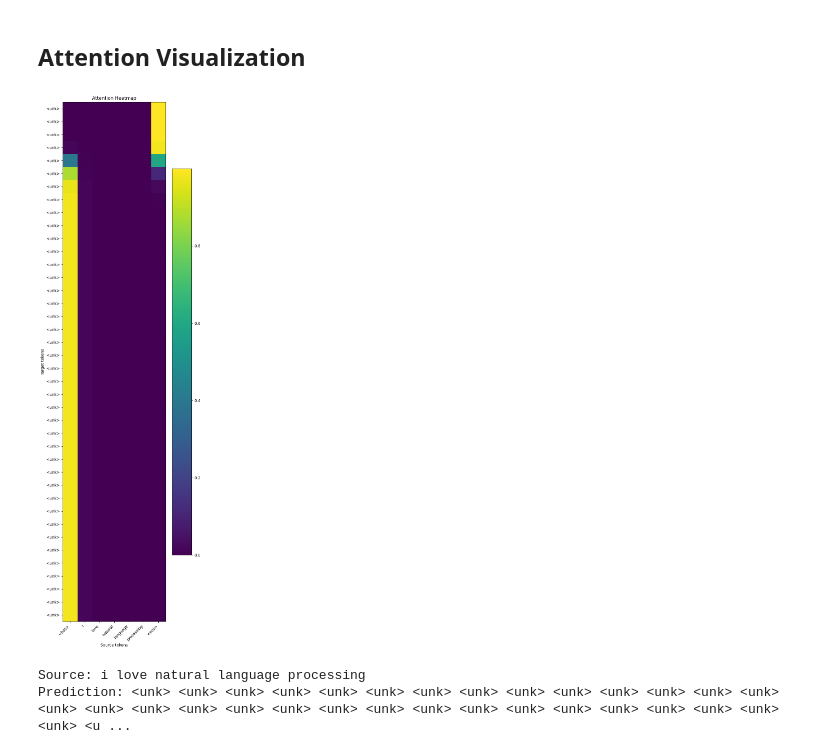
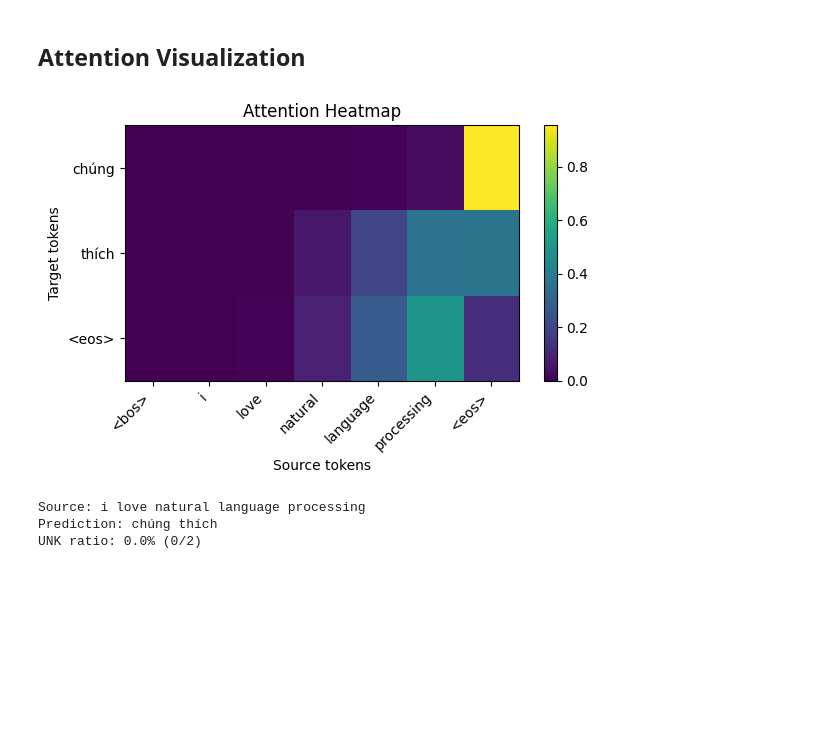
Before and after one commit to quangminh18112003/DoAnC-, a Jupyter notebook: Seq2Seq-Attention/NLP Lab 3_ Attention-based Neural Machine Translation/lab3_attention.ipynb, the cells around one changed output. Drawn from its saved outputs; the diff is of its cells as text; code cells hidden in the pictures; blank space fills up the shorter version.

```diff
--- a/Seq2Seq-Attention/NLP Lab 3_ Attention-based Neural Machine Translation/lab3_attention.ipynb
+++ b/Seq2Seq-Attention/NLP Lab 3_ Attention-based Neural Machine Translation/lab3_attention.ipynb
@@ -359,46 +362,54 @@ Loaded best model from epoch 06 with Valid Loss: 1.3467
 # %%
 def ids_to_tokens(ids, itos):
     toks = []
     for i in ids:
         tok = itos[i]
         toks.append(tok)
         if tok == EOS:
             break
     return toks
 
 
 @torch.no_grad()
 def translate_and_plot(model, src_sentence):
     src_tensor = encode_sentence(src_sentence, src_stoi).unsqueeze(0).to(device)
-    pred_ids, attn = model.greedy_decode(src_tensor, max_len=40)
+    pred_ids, attn = model.greedy_decode(src_tensor, max_len=40, avoid_unk=True)
 
     src_tokens = [BOS] + tokenize(src_sentence) + [EOS]
     tgt_ids = pred_ids[0].tolist()
     tgt_tokens = ids_to_tokens(tgt_ids[1:], tgt_itos)
 
     eos_positions = [i for i, t in enumerate(tgt_tokens) if t == EOS]
     tgt_len = eos_positions[0] + 1 if eos_positions else len(tgt_tokens)
 
-    attn_map = attn[0, :tgt_len, : len(src_tokens)].cpu().numpy()
+    attn_map = attn[0, :tgt_len, : len(src_tokens)].cpu().numpy() if attn.size(1) > 0 else None
 
-    plt.figure(figsize=(max(6, len(src_tokens) * 0.6), max(4, tgt_len * 0.5)))
-    plt.imshow(attn_map, aspect="auto", cmap="viridis")
-    plt.xticks(range(len(src_tokens)), src_tokens, rotation=45, ha="right")
-    plt.yticks(range(tgt_len), tgt_tokens[:tgt_len])
-    plt.xlabel("Source tokens")
-    plt.ylabel("Target tokens")
-    plt.title("Attention Heatmap")
-    plt.colorbar()
-    plt.tight_layout()
-    plt.show()
+    if attn_map is not None and tgt_len > 0:
+        plt.figure(figsize=(max(6, len(src_tokens) * 0.6), max(4, tgt_len * 0.5)))
+        plt.imshow(attn_map, aspect="auto", cmap="viridis")
+        plt.xticks(range(len(src_tokens)), src_tokens, rotation=45, ha="right")
+        plt.yticks(range(tgt_len), tgt_tokens[:tgt_len])
+        plt.xlabel("Source tokens")
+        plt.ylabel("Target tokens")
+        plt.title("Attention Heatmap")
+        plt.colorbar()
+        plt.tight_layout()
+        plt.show()
+
+    clean_tgt = [t for t in tgt_tokens if t not in {BOS, EOS, PAD}]
+    pred_text = " ".join(clean_tgt)
+    unk_count = sum(1 for t in clean_tgt if t == UNK)
+    unk_ratio = (unk_count / max(len(clean_tgt), 1)) * 100.0
 
     print("Source:", src_sentence)
-    print("Prediction:", " ".join(t for t in tgt_tokens if t not in {BOS, EOS, PAD}))
+    print("Prediction:", pred_text)
+    print(f"UNK ratio: {unk_ratio:.1f}% ({unk_count}/{max(len(clean_tgt), 1)})")
 
 
 sample_src = "i love natural language processing"
 translate_and_plot(model, sample_src)
 # %% [output]
-[figure, old version]
+[figure, new version]
 Source: i love natural language processing
-Prediction: <unk> <unk> <unk> <unk> <unk> <unk> <unk> <unk> <unk> <unk> <unk> <unk> <unk> <unk> <unk> <unk> <unk> <unk> <unk> <unk> <unk> <unk> <unk> <unk> <unk> <unk> <unk> <unk> <unk> <unk> <unk> <u ...
+Prediction: chúng thích
+UNK ratio: 0.0% (0/2)
```
Also changed, not shown: parts of 4 cells of this notebook.
